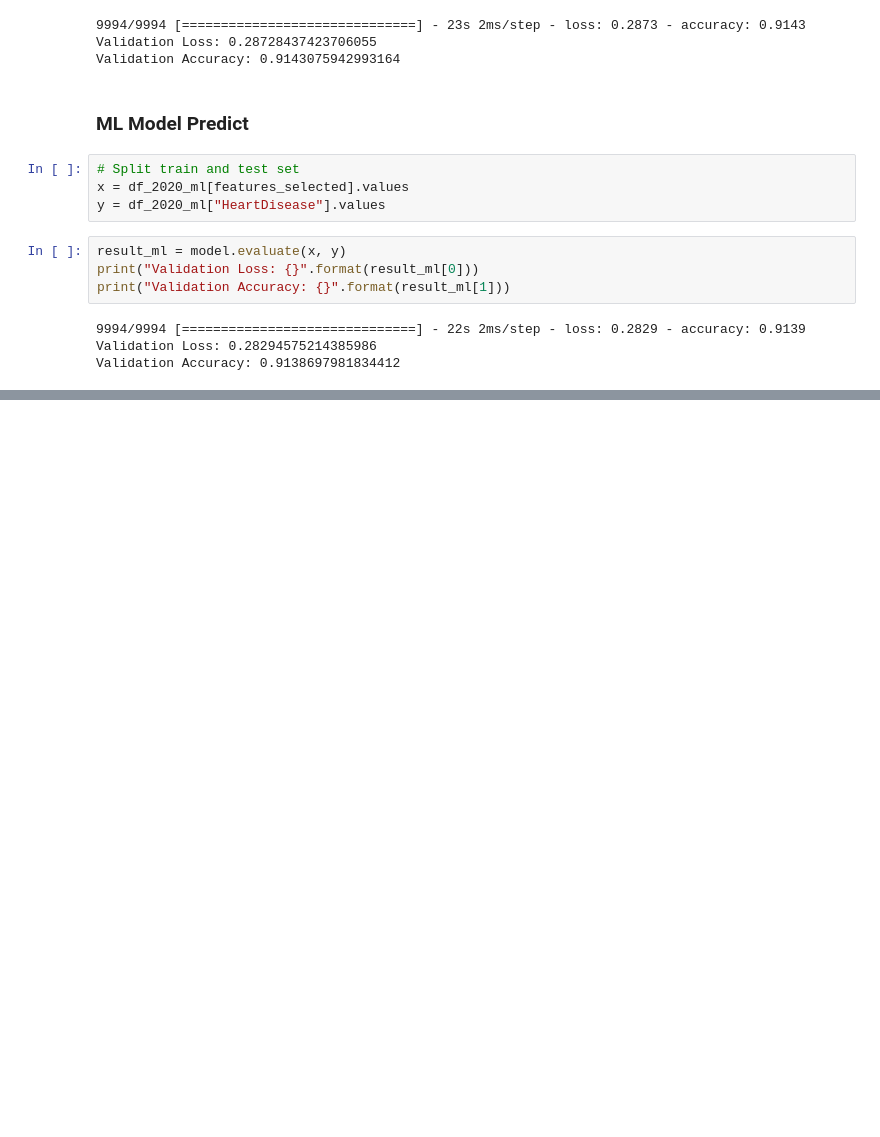
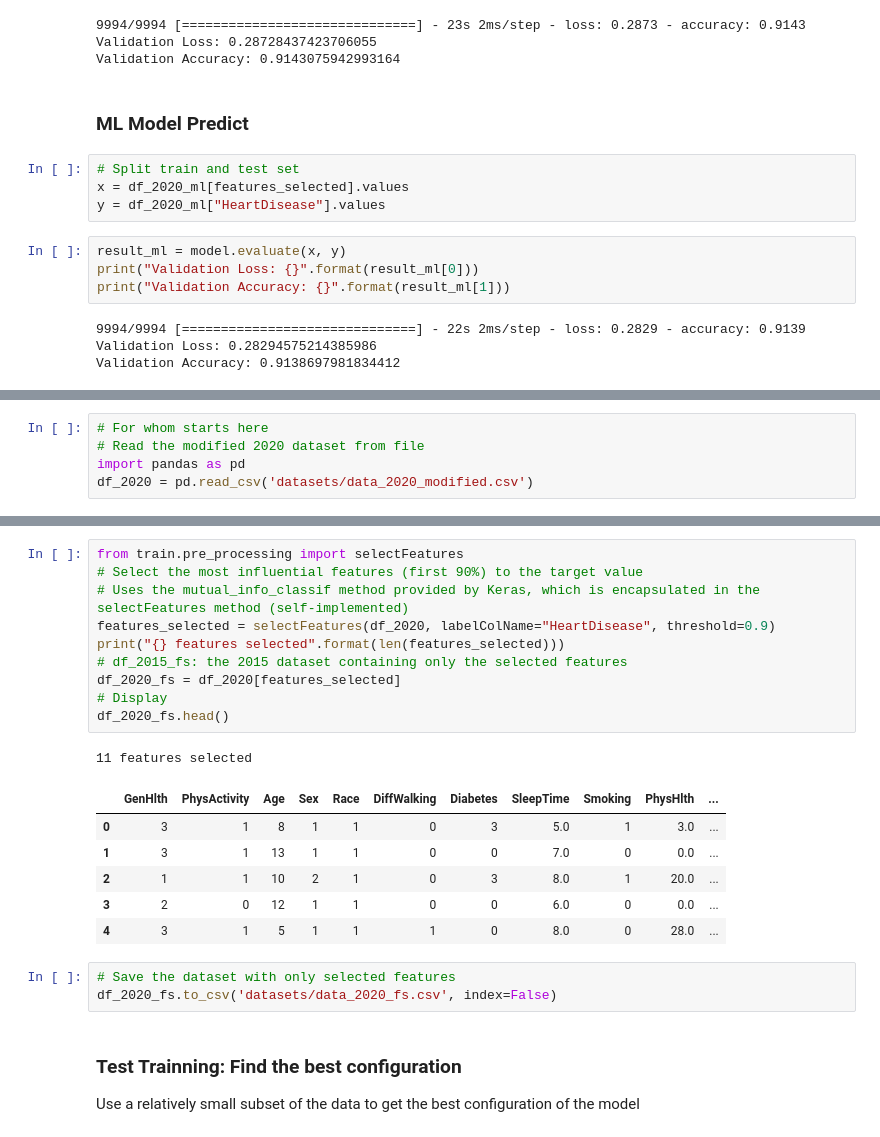
Before and after one commit to OzelotVanilla/PythonCourseRepos, a Jupyter notebook: Project_Interactive_Demo.ipynb, the cells around one changed output, grey strips where cells are left out. Saved outputs shown, nothing was run; the diff lists cells and outputs as text; blank space fills up the shorter version.

```diff
--- a/Project_Interactive_Demo.ipynb
+++ b/Project_Interactive_Demo.ipynb
@@ -529,0 +539,5 @@ Validation Accuracy: 0.9138697981834412
+# %%
+# For whom starts here
+# Read the modified 2020 dataset from file
+import pandas as pd
+df_2020 = pd.read_csv('datasets/data_2020_modified.csv')
@@ -529,0 +548,24 @@ Validation Accuracy: 0.9138697981834412
+# %%
+from train.pre_processing import selectFeatures
+# Select the most influential features (first 90%) to the target value
+# Uses the mutual_info_classif method provided by Keras, which is encapsulated in the selectFeatures method (self-implemented)
+features_selected = selectFeatures(df_2020, labelColName="HeartDisease", threshold=0.9)
+print("{} features selected".format(len(features_selected)))
+# df_2015_fs: the 2015 dataset containing only the selected features
+df_2020_fs = df_2020[features_selected]
+# Display
+df_2020_fs.head()
+# %% [output]
+11 features selected
+|  | GenHlth | PhysActivity | Age | Sex | Race | DiffWalking | Diabetes | SleepTime | Smoking | PhysHlth | ... |
+| 0 | 3 | 1 | 8 | 1 | 1 | 0 | 3 | 5.0 | 1 | 3.0 | ... |
+| 1 | 3 | 1 | 13 | 1 | 1 | 0 | 0 | 7.0 | 0 | 0.0 | ... |
+| 2 | 1 | 1 | 10 | 2 | 1 | 0 | 3 | 8.0 | 1 | 20.0 | ... |
+| 3 | 2 | 0 | 12 | 1 | 1 | 0 | 0 | 6.0 | 0 | 0.0 | ... |
+| 4 | 3 | 1 | 5 | 1 | 1 | 1 | 0 | 8.0 | 0 | 28.0 | ... |
+# %%
+# Save the dataset with only selected features
+df_2020_fs.to_csv('datasets/data_2020_fs.csv', index=False)
+# %% [markdown]
+### Test Trainning: Find the best configuration
+Use a relatively small subset of the data to get the best configuration of the model
```
Also changed, not shown: parts of 17 cells of this notebook, 1 other file.
